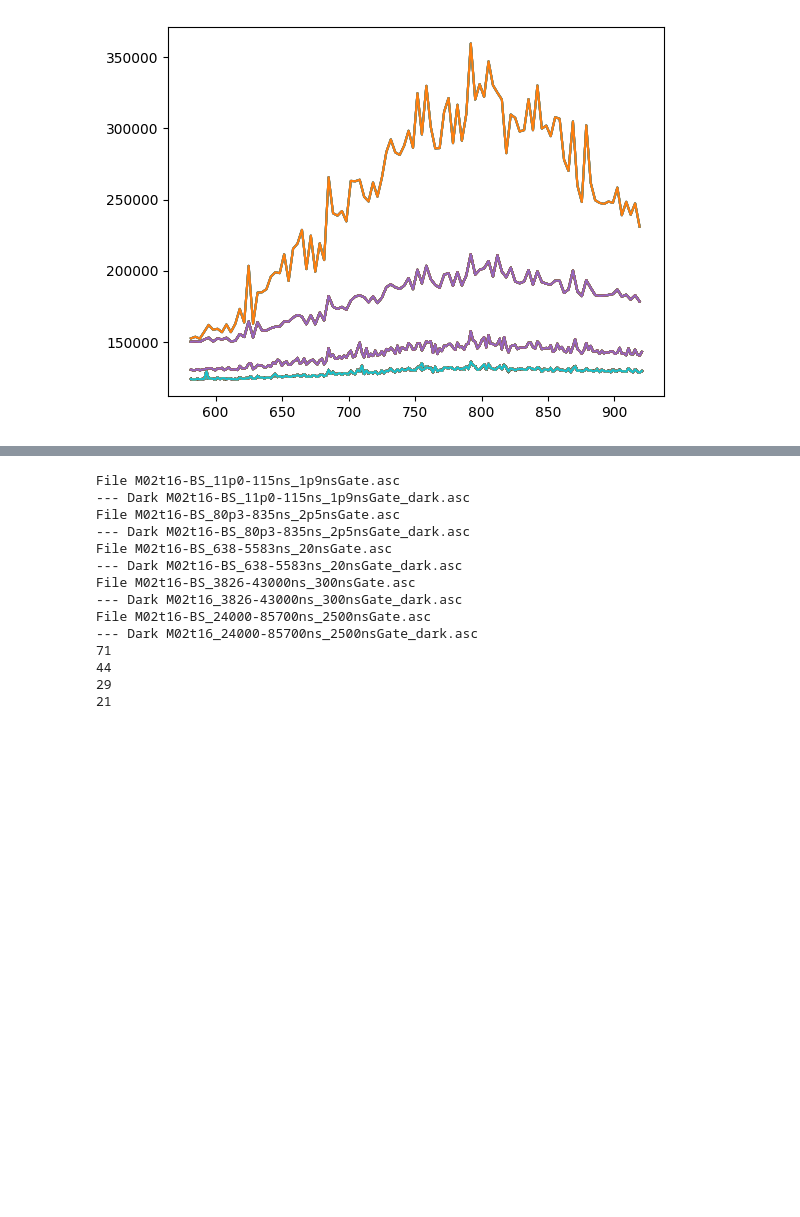
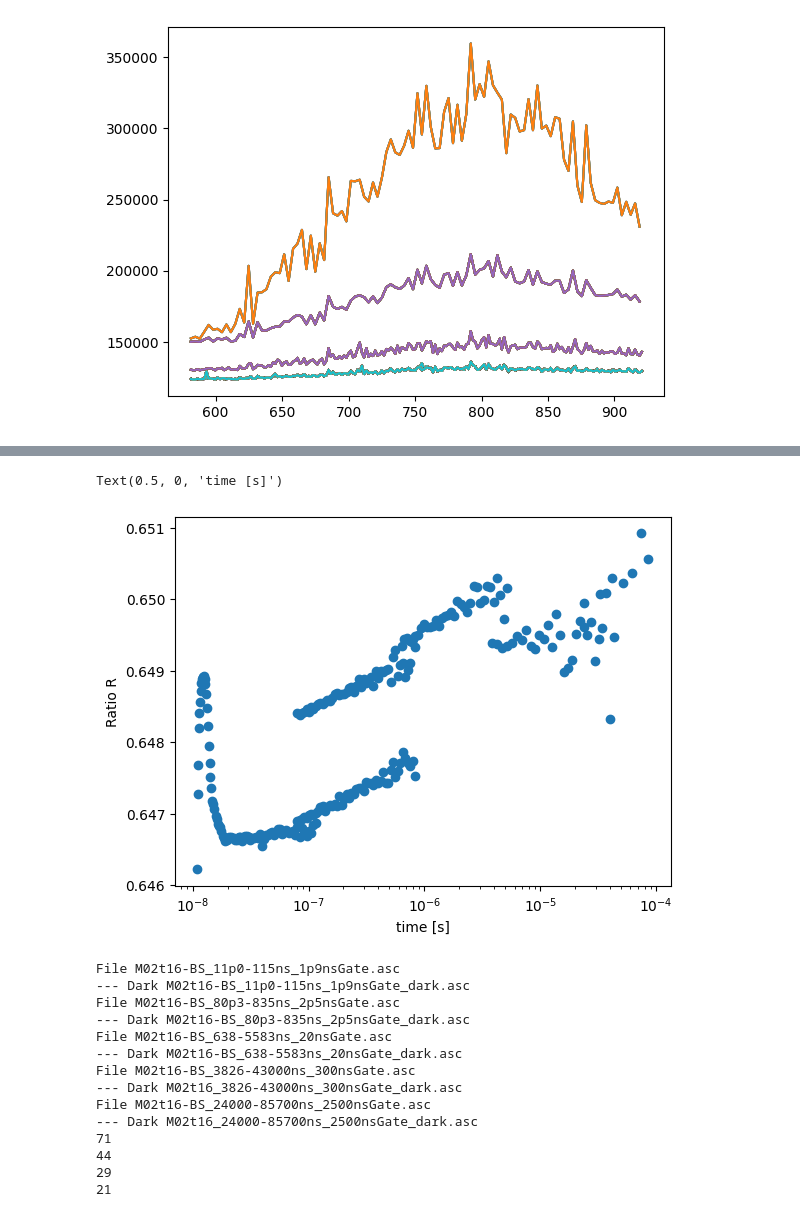
Before and after one commit to MimaxSimm/trPL_Analysis, a Jupyter notebook: trPL-Spectras.ipynb, the cells around one changed output, grey strips where cells are left out. Drawn from its saved outputs; the diff is of its cells as text; code cells hidden in the pictures; blank space fills up the shorter version.

```diff
--- a/trPL-Spectras.ipynb
+++ b/trPL-Spectras.ipynb
@@ -163,3 +306,12 @@ array(['M02t16_11p0-115ns_1p9nsGate.asc',
+# %%
+#plt.scatter(trPLs.stitch_t, integral_L/integral_R)
+plt.scatter(trPLs.stitch_t, 1/CoM)
+plt.xscale("log")
+plt.ylabel("Ratio R")
+plt.xlabel("time [s]")
+# %% [output]
+Text(0.5, 0, 'time [s]')
+[figure, added]
 # %%
 TRPL_folderpath_back = "/home/qrb/Documents/PhD/Experimental/Group1: CsPI MAPI CsFAPI/trPLtrSPV/251015-Jülich-GlassAloxCsFAPI/2025 10 15 TRPL Maxim/BS"
 trPLs_BS = trPL_withSpectra(TRPL_folderpath_back)
```
Also changed, not shown: parts of 9 cells of this notebook.
